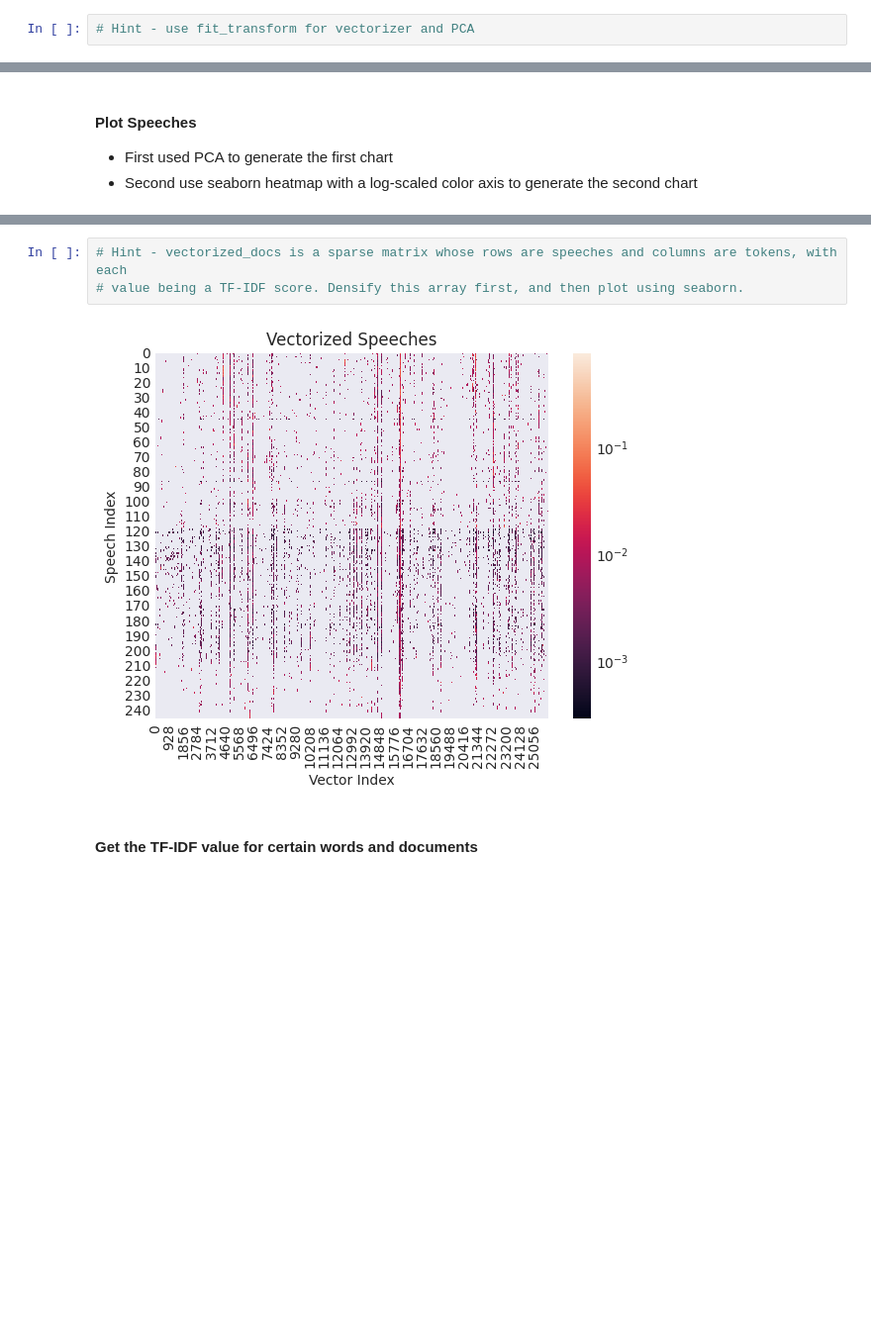
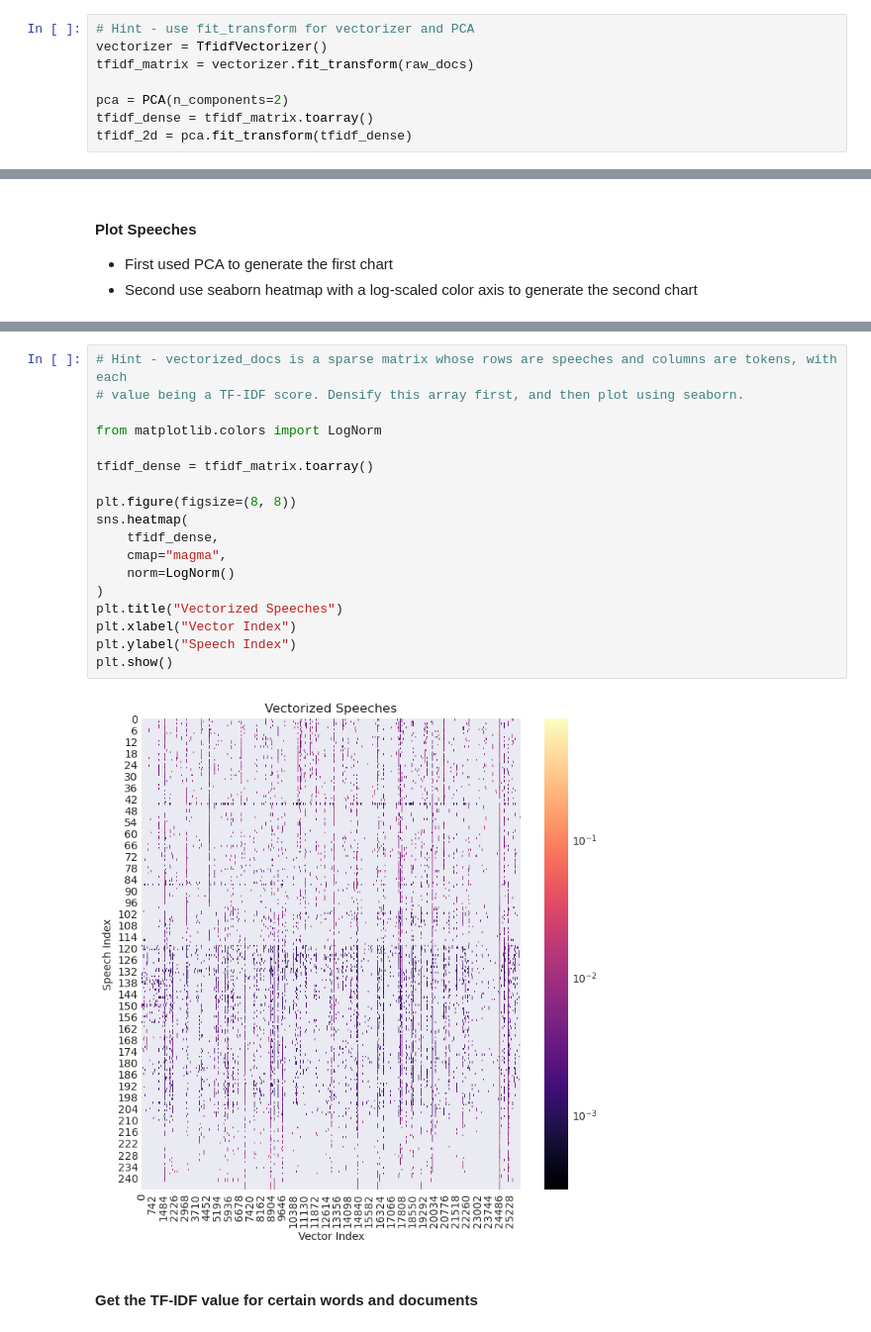
Before and after one commit to UCB-stat-159-f25/proj02-group27, a Jupyter notebook: proj02-nlp.ipynb, the cells around one changed output, grey strips where cells are left out. Shown at 99% size. Drawn from its saved outputs; the diff is of its cells as text; blank space fills up the shorter version.

```diff
--- a/proj02-nlp.ipynb
+++ b/proj02-nlp.ipynb
@@ -369,6 +486,12 @@ from sklearn.decomposition import PCA
 raw_docs = sou["Text"].to_list()
 # %%
 # Hint - use fit_transform for vectorizer and PCA
+vectorizer = TfidfVectorizer()
+tfidf_matrix = vectorizer.fit_transform(raw_docs)
+
+pca = PCA(n_components=2)
+tfidf_dense = tfidf_matrix.toarray()
+tfidf_2d = pca.fit_transform(tfidf_dense)
 # %% [markdown]
 The output of `fit_transform()` will be a matrix where each row corresponds to a speech, each column corresponds to a word in the corpus of speeches, and the value is the TF-IDF score which measures the importance of that word in that speech, relative to the rest of the speeches.
 # %% [markdown]
@@ -388,8 +524,23 @@ The output of `fit_transform()` will be a matrix where each row corresponds to a
 # %%
 # Hint - vectorized_docs is a sparse matrix whose rows are speeches and columns are tokens, with each
 # value being a TF-IDF score. Densify this array first, and then plot using seaborn.
+
+from matplotlib.colors import LogNorm
+
+tfidf_dense = tfidf_matrix.toarray()
+
+plt.figure(figsize=(8, 8))
+sns.heatmap(
+    tfidf_dense,
+    cmap="magma",
+    norm=LogNorm()
+)
+plt.title("Vectorized Speeches")
+plt.xlabel("Vector Index")
+plt.ylabel("Speech Index")
+plt.show()
 # %% [output]
-[figure, old version]
+[figure, new version]
 # %% [markdown]
 #### Get the TF-IDF value for certain words and documents
 # %%
```
Also changed, not shown: parts of 18 cells of this notebook.
